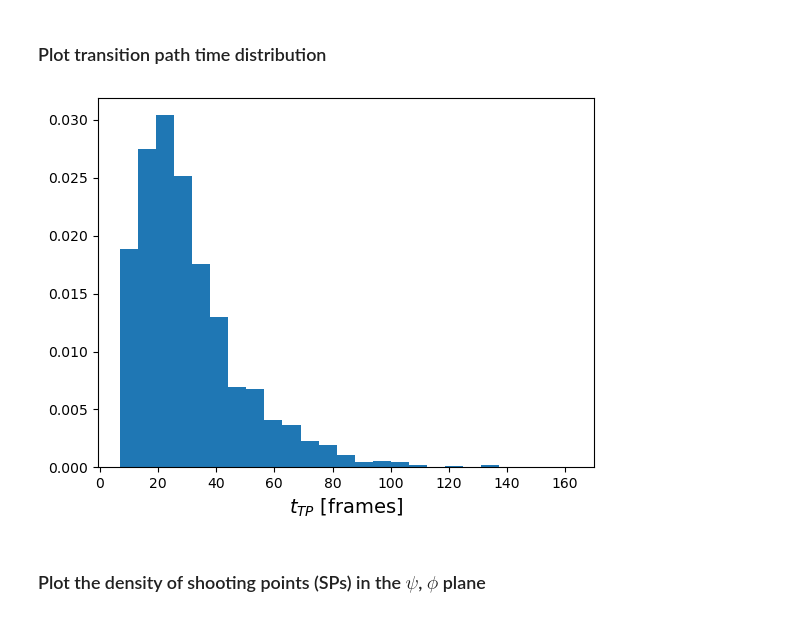
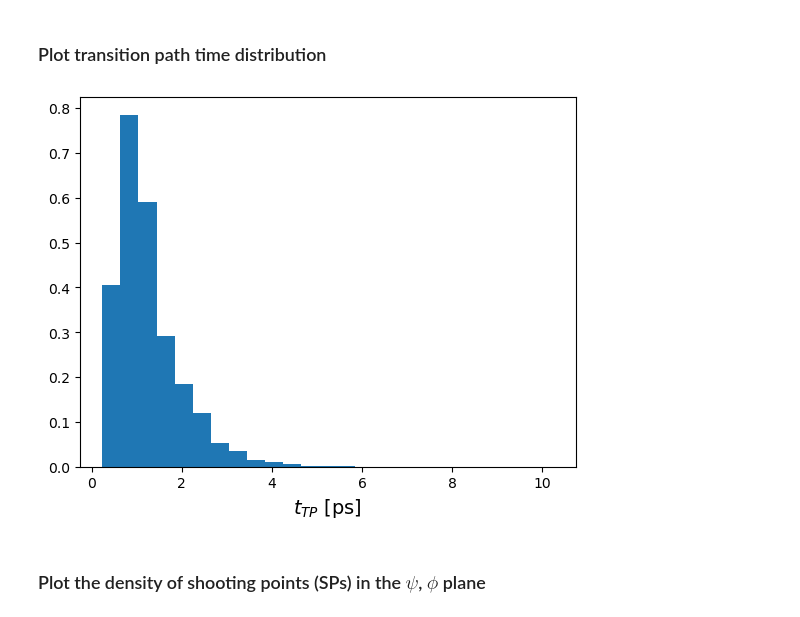
Before and after one commit to bio-phys/aimmd, a Jupyter notebook: examples/distributed/TPS_with_EQ_SPs_3_continue_and_analyze_simulation.ipynb, the cells around one changed output. Cells and saved outputs as stored; diff of their text form; code cells hidden in the pictures.

```diff
--- a/examples/distributed/TPS_with_EQ_SPs_3_continue_and_analyze_simulation.ipynb
+++ b/examples/distributed/TPS_with_EQ_SPs_3_continue_and_analyze_simulation.ipynb
@@ -322,15 +322,21 @@ axs.set_ylabel("Count", size=14);
 # %% [markdown]
 ### Plot transition path time distribution
+# %%
+# get our MDP file so we can find out how long the timedifference between frames is
+# (all our samplers are the same and have only one mover each)
+mdp = brain.samplers[0].movers[0].engine_kwargs["mdconfig"]
+# we write XTC trajectories so this is the relevant output frequency
+timediff_per_frame_in_ps = mdp["dt"] * mdp["nstxout-compressed"]
 # %%
 fig, axs = plt.subplots()
 
-t_TP_in_frames = [len(tp) for tp in transitions]
+t_TP_in_frames = np.array([len(tp) for tp in transitions])
 
-axs.hist(t_TP_in_frames, weights=weights,
+axs.hist(t_TP_in_frames * timediff_per_frame_in_ps, weights=weights,
          bins=25, density=True)
-axs.set_xlabel("$t_{TP}$ [frames]", size=14);
+axs.set_xlabel("$t_{TP}$ [ps]", size=14);
 # %% [output]
-[figure, old version]
+[figure, new version]
 # %% [markdown]
 ### Plot the density of shooting points (SPs) in the $\psi$, $\phi$ plane
 # %%
```
Also changed, not shown: parts of 9 cells of this notebook, 2 other files.
